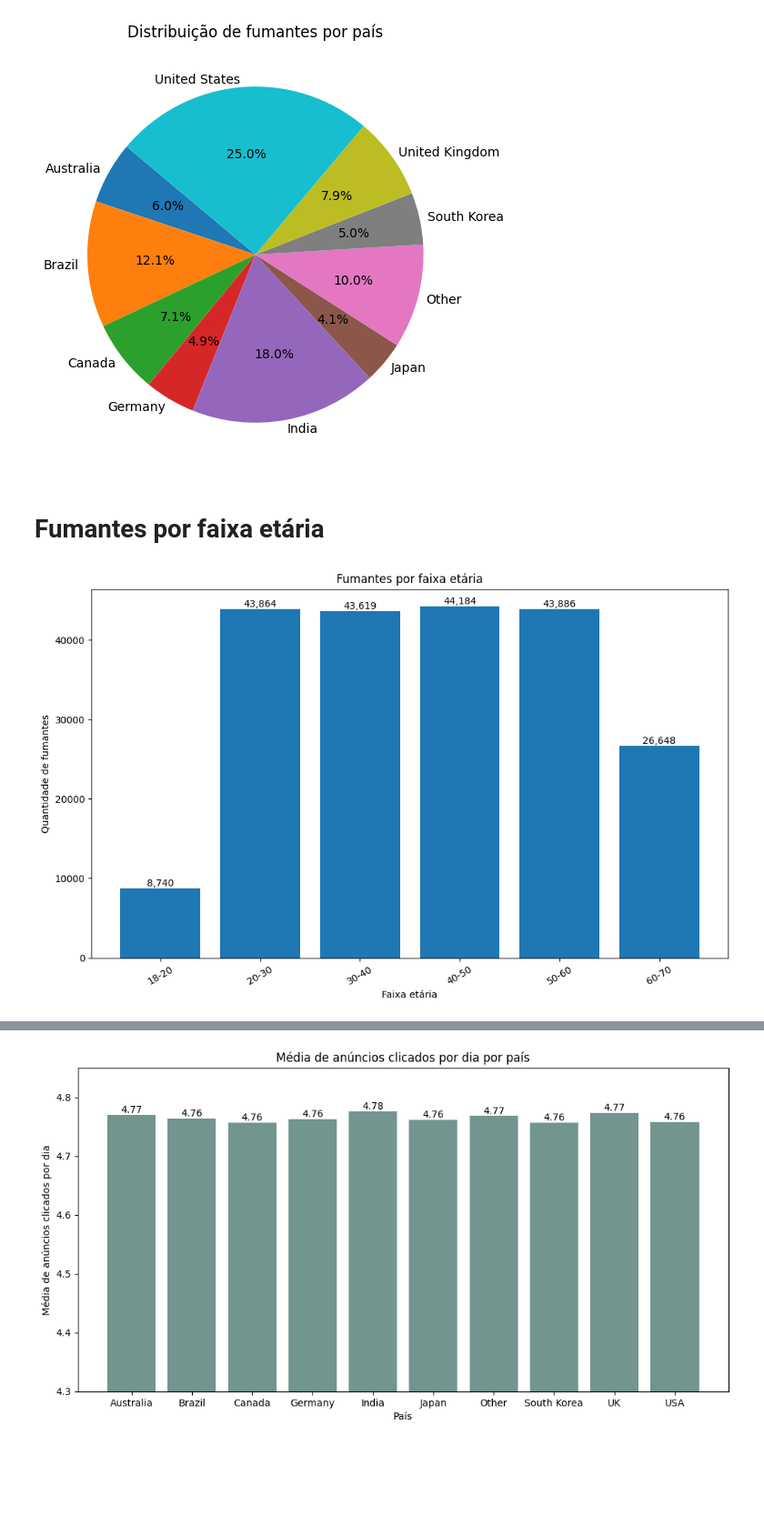
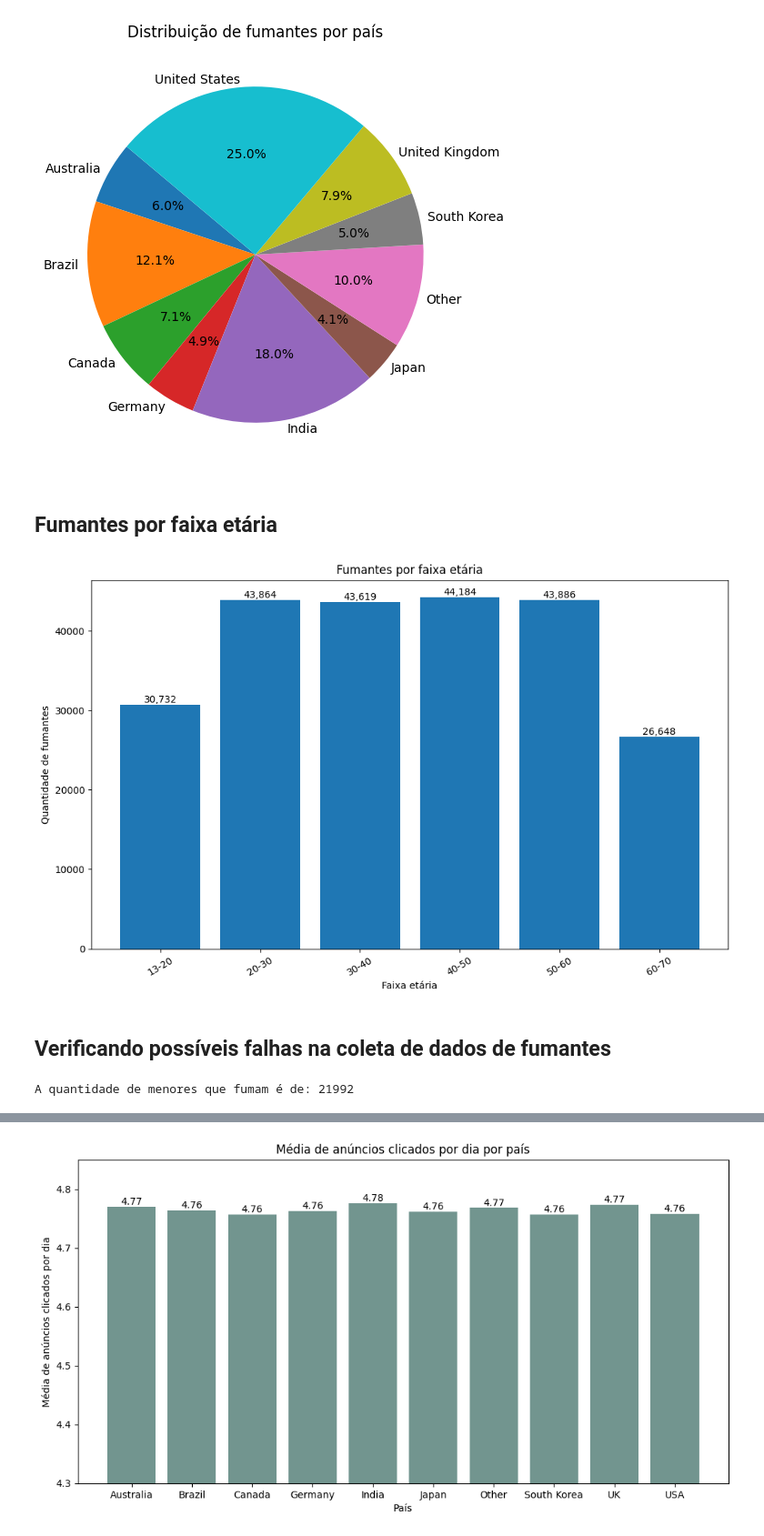
Before and after one commit to H3ytt0r62/SBD2-Social_Media_User_Analysis, a Jupyter notebook: Data layer/Raw/analytcs.ipynb, the cells around one changed output, grey strips where cells are left out. Shown at 91% size. Drawn from its saved outputs; the diff is of its cells as text; code cells hidden in the pictures; blank space fills up the shorter version.

```diff
--- a/Data layer/Raw/analytcs.ipynb
+++ b/Data layer/Raw/analytcs.ipynb
@@ -137,39 +138,46 @@ plt.show()
 # %% [output]
 [figure]
 # %% [markdown]
-# Fumantes por faixa etária
+## Fumantes por faixa etária
 # %%
-bins = [18, 20, 30, 40, 50, 60, 90]
-labels = ['18-20', '20-30', '30-40', '40-50', '50-60', '60-70']
+bins = [13, 20, 30, 40, 50, 60, 90]
+labels = ['13-20', '20-30', '30-40', '40-50', '50-60', '60-70']
 
 df_fumantes = df_raw.loc[df_raw['smoking'].str.lower() == 'yes'].copy()
 
 df_fumantes['faixa_etaria'] = pd.cut(
     df_fumantes['age'],
     bins=bins,
     labels=labels,
     right=False
 )
 
 fumantes_idade = df_fumantes['faixa_etaria'].value_counts().sort_index()
 
 plt.figure(figsize=(12, 7))
 bars = plt.bar(fumantes_idade.index, fumantes_idade.values)
 
 for bar in bars:
     height = bar.get_height()
     plt.text(
         bar.get_x() + bar.get_width() / 2,
         height,
         f'{height:,}',
         ha='center',
         va='bottom'
     )
 
 plt.title('Fumantes por faixa etária')
 plt.xlabel('Faixa etária')
 plt.ylabel('Quantidade de fumantes')
 plt.xticks(rotation=30)
 plt.show()
 # %% [output]
-[figure, old version]
+[figure, new version]
+# %% [markdown]
+## Verificando possíveis falhas na coleta de dados de fumantes
+# %%
+qtd_menores = int((df_fumantes['age'] < 18).sum())
+print("A quantidade de menores que fumam é de:",qtd_menores)
+# %% [output]
+A quantidade de menores que fumam é de: 21992
```
Also changed, not shown: parts of 15 cells of this notebook.
